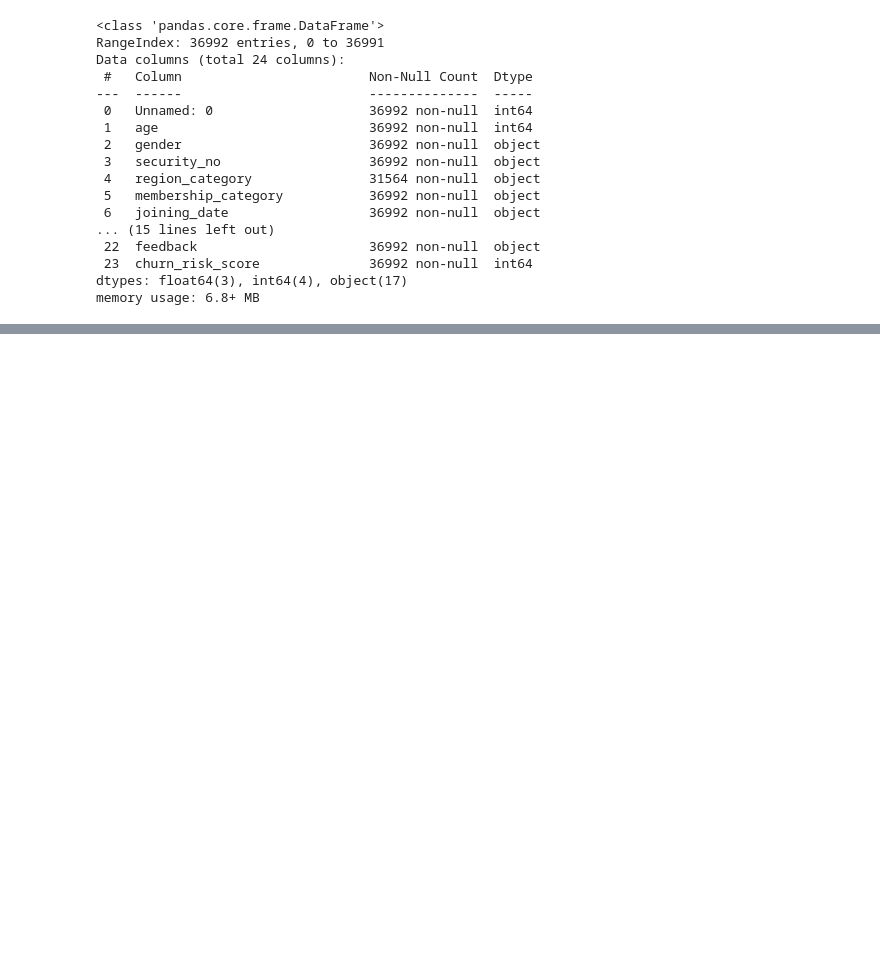
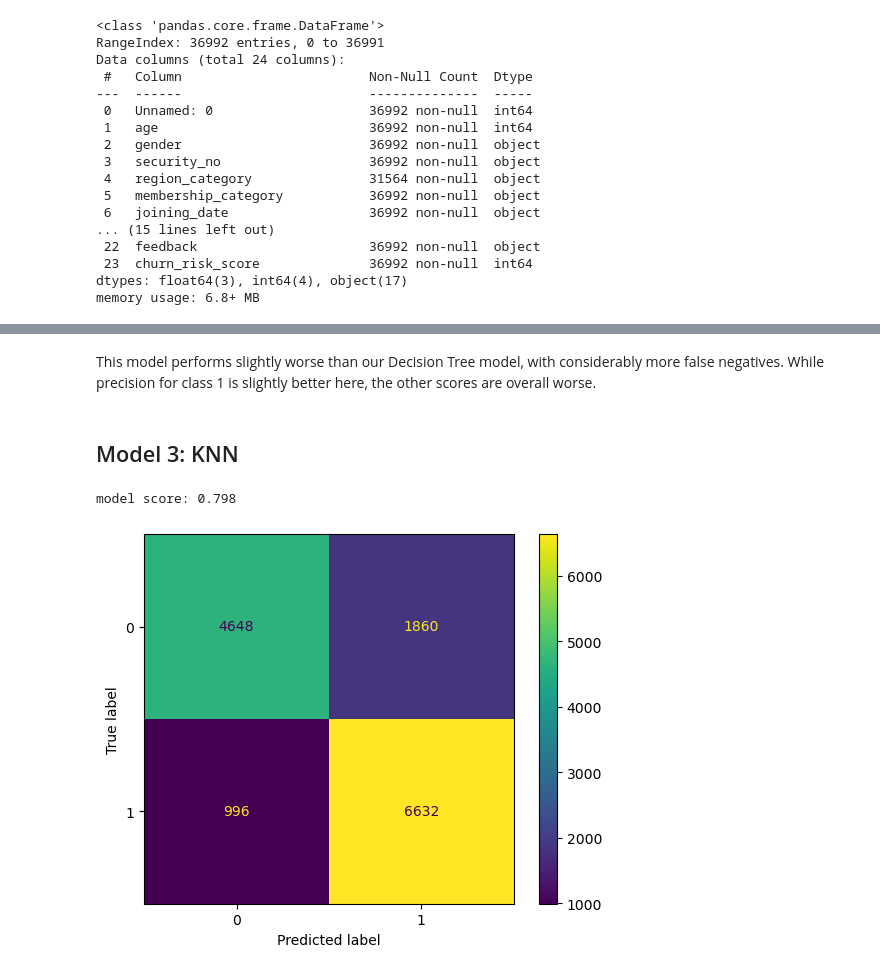
Before and after one commit to npagrawal/Churn-Rate-Machine-Learning, a Jupyter notebook: Notebook Scratch.ipynb, the cells around one changed output, grey strips where cells are left out. Saved outputs shown, nothing was run; the diff lists cells and outputs as text; code cells hidden in the pictures; blank space fills up the shorter version.

```diff
--- a/Notebook Scratch.ipynb
+++ b/Notebook Scratch.ipynb
@@ -278,0 +244,18 @@ X_train, X_test, y_train, y_test = train_test_split(X, y, test_size = .5, random
+# %% [markdown]
+This model performs slightly worse than our Decision Tree model, with considerably more false negatives. While precision for class 1 is slightly better here, the other scores are overall worse.
+# %% [markdown]
+## Model 3: KNN
+# %%
+knn = Pipeline(
+    steps=[("preprocessor", preprocessor), ("classifier", KNeighborsClassifier())]
+)
+
+knn.fit(X_train, y_train)
+pred_knn = knn.predict(X_test)
+print("model score: %.3f" % knn.score(X_test, y_test))
+# %% [output]
+model score: 0.798
+# %%
+ConfusionMatrixDisplay.from_estimator(knn, X_test, y_test);
+# %% [output]
+[figure, added]
```
Also changed, not shown: parts of 57 cells of this notebook.
